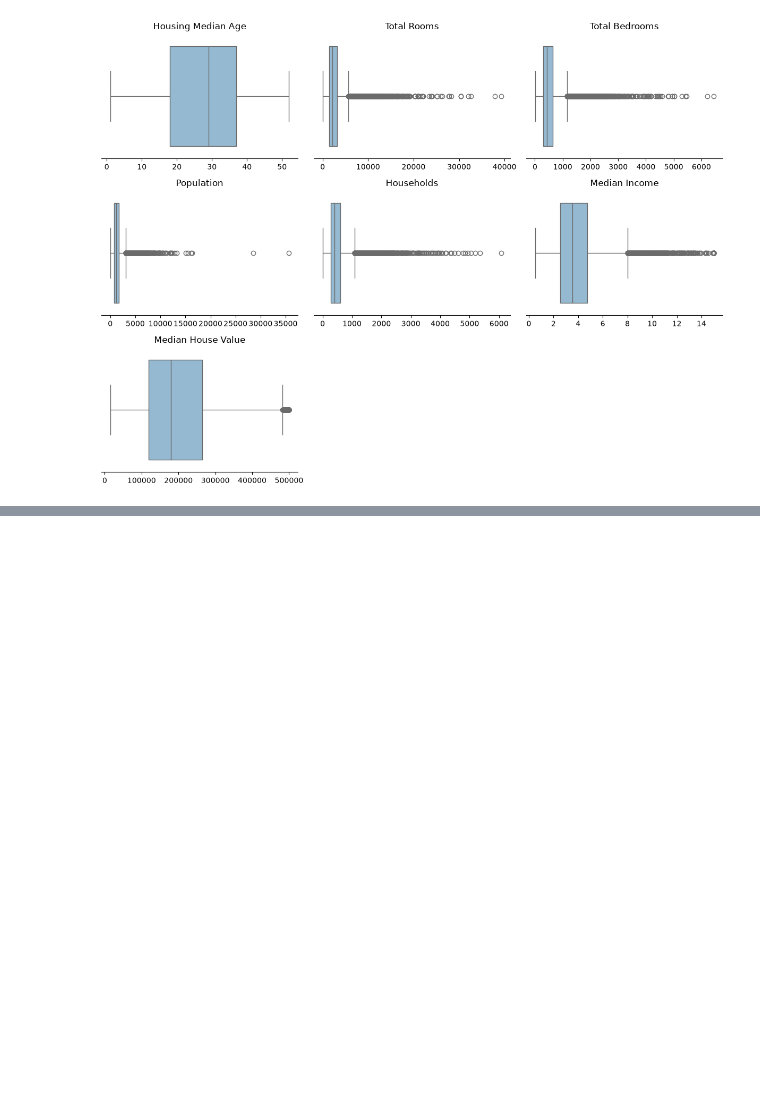
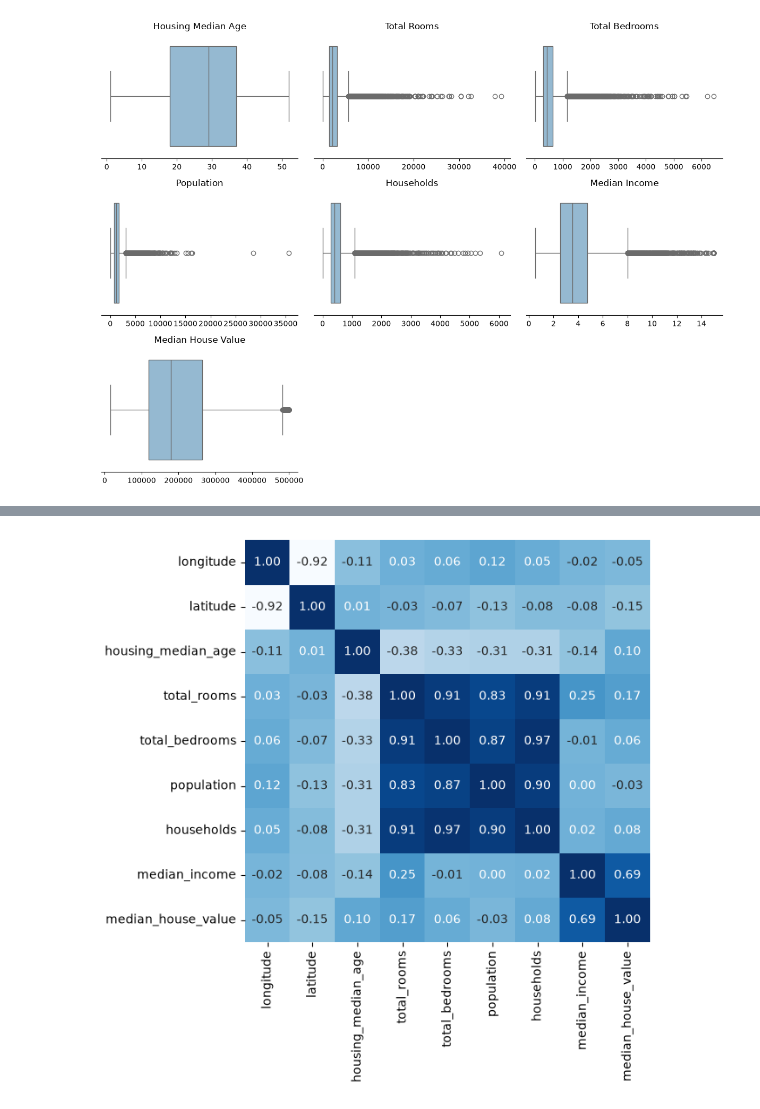
Before and after one commit to disha00-hue/Exploratry_Data_California_Analysis-, a Jupyter notebook: eda_project.ipynb, the cells around one changed output, grey strips where cells are left out. Saved outputs shown, nothing was run; the diff lists cells and outputs as text; code cells hidden in the pictures; blank space fills up the shorter version.

```diff
--- a/eda_project.ipynb
+++ b/eda_project.ipynb
@@ -247,0 +311,13 @@ for col in cols:
+# %%
+# correlation plot/heatmap - to see correlation between all numerical values
+plt.figure(figsize = (6, 6))#to set the size
+sns.heatmap(df.drop('ocean_proximity', axis = 1).corr(), annot = True, fmt = '.2f', cmap = 'Blues', cbar = False)
+#here we are first droping ocean proximity as it is str , we are searching it by column that's why axis = 1, axis=0 is row
+#annot = true is to show numbers inside the small boxes, fmt=.2f% to show 2 decimal values after . , cmap = blues is for colurs,cbar -flas to do not show the colour bar which describes which means which values in heatmap
+plt.show()
+
+#longitude and latitude are highly negative correlated with other, one increase so other decreases
+#total rooms,total bedrooms,population and households are highly correlated as all are linked with each other
+#median house values and meadian income are correlated as you earn more than you can buy house
+# %% [output]
+[figure, added]
```
Also changed, not shown: parts of 8 cells of this notebook.
